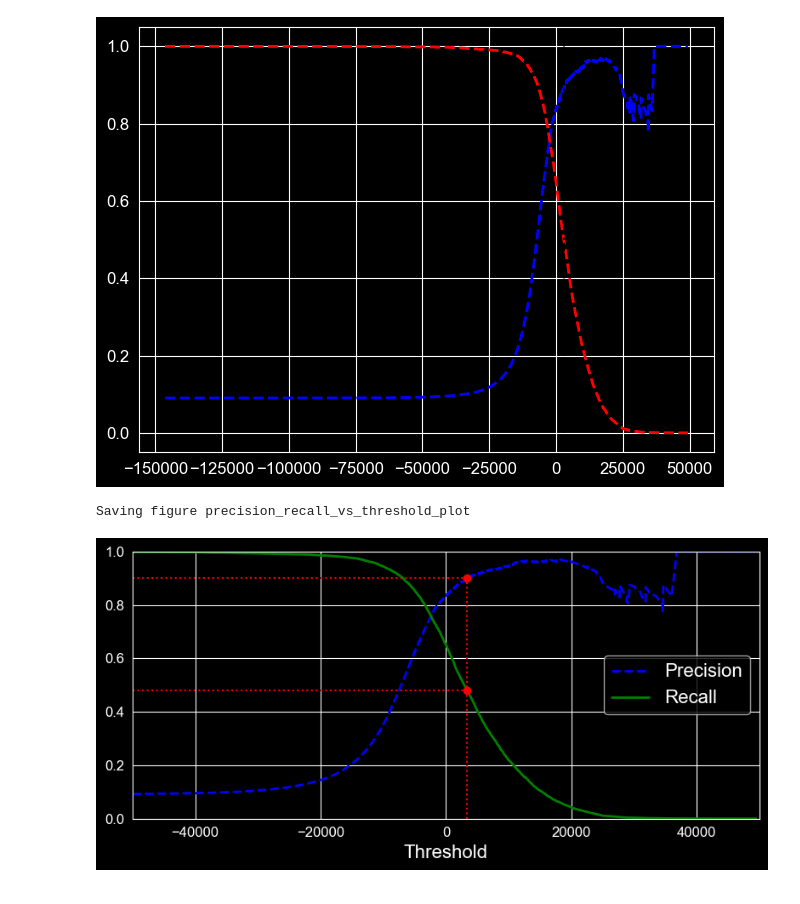
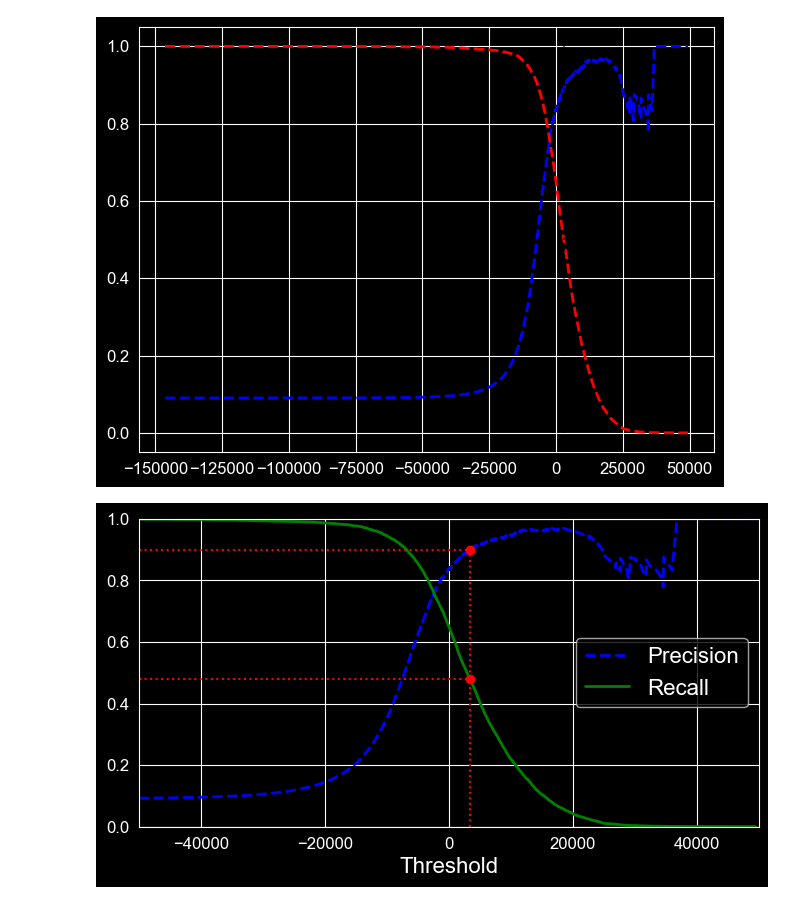
Before and after one commit to thehardikmadaan/ML_public, a Jupyter notebook: mnist/mnist.ipynb, the cells around one changed output. Cells and saved outputs as stored; diff of their text form; code cells hidden in the pictures.

Commit message:
Refactored precision-recall curve plotting in MNIST notebook to use the enhanced `plot_precision_recall_vs_threshold` function from `extras.py`.

```diff
--- a/mnist/mnist.ipynb
+++ b/mnist/mnist.ipynb
@@ -338,20 +338,7 @@ Saving figure precision_recall_curve
 # %%
 #importing from different files
 from src.extras import plot_precision_recall_vs_threshold
 
-recall_90_precision = recalls[np.argmax(precisions >= 0.90)]
-threshold_90_precision = thresholds[np.argmax(precisions >= 0.90)]
-
-
-plt.figure(figsize=(8, 4))                                                                  # Not shown
-plot_precision_recall_vs_threshold(precisions, recalls, thresholds)
-plt.plot([threshold_90_precision, threshold_90_precision], [0., 0.9], "r:")                 # Not shown
-plt.plot([-50000, threshold_90_precision], [0.9, 0.9], "r:")                                # Not shown
-plt.plot([-50000, threshold_90_precision], [recall_90_precision, recall_90_precision], "r:")# Not shown
-plt.plot([threshold_90_precision], [0.9], "ro")                                             # Not shown
-plt.plot([threshold_90_precision], [recall_90_precision], "ro")                             # Not shown
-save_fig("precision_recall_vs_threshold_plot")                                              # Not shown
-plt.show()
+plot_precision_recall_vs_threshold(precisions, recalls, thresholds, target_precision=0.90, save_name="precision_recall_vs_threshold_plot")
 # %% [output]
-Saving figure precision_recall_vs_threshold_plot
-[figure, old version]
+[figure, new version]
```
